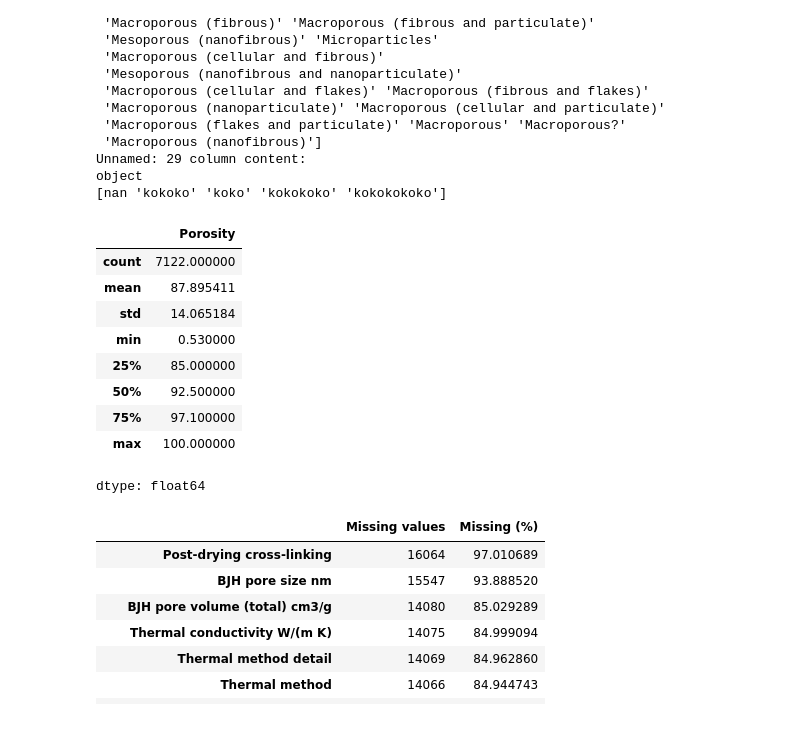
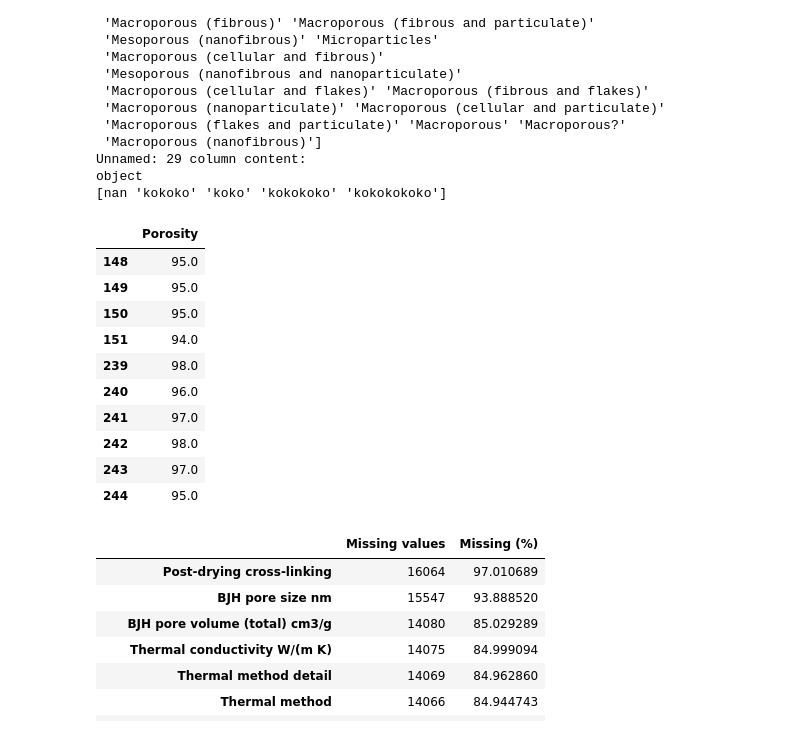
Before and after one commit to paulagirones/Aerogels_thermal_conductivity, a Jupyter notebook: aerogels_thermal_conductivity_ml.ipynb, the cells around one changed output. Drawn from its saved outputs; the diff is of its cells as text; code cells hidden in the pictures.

```diff
--- a/aerogels_thermal_conductivity_ml.ipynb
+++ b/aerogels_thermal_conductivity_ml.ipynb
@@ -88,26 +108,27 @@ object
 # %%
 #Fix porosity type (it is numeric)
 df['Porosity'] = (
     df['Porosity']
     .str.replace('%', '', regex=False)
     .astype(float)
 )
 
-display(df['Porosity'].describe())
+display(df.loc[df['Porosity'].notna(), ['Porosity']].head(10))
 
 # Remove empty and wrong columns
 df = df.drop(columns=['Unnamed: 28', 'Unnamed: 29'])
 # %% [output]
 |  | Porosity |
-| count | 7122.000000 |
-| mean | 87.895411 |
-| std | 14.065184 |
-| min | 0.530000 |
-| 25% | 85.000000 |
-| 50% | 92.500000 |
-| 75% | 97.100000 |
-| max | 100.000000 |
+| 148 | 95.0 |
+| 149 | 95.0 |
+| 150 | 95.0 |
+| 151 | 94.0 |
+| 239 | 98.0 |
+| 240 | 96.0 |
+| 241 | 97.0 |
+| 242 | 98.0 |
+| 243 | 97.0 |
+| 244 | 95.0 |
-dtype: float64
 # %%
 # Check missing values
 missing = pd.DataFrame({
```
Also changed, not shown: parts of 18 cells of this notebook.
